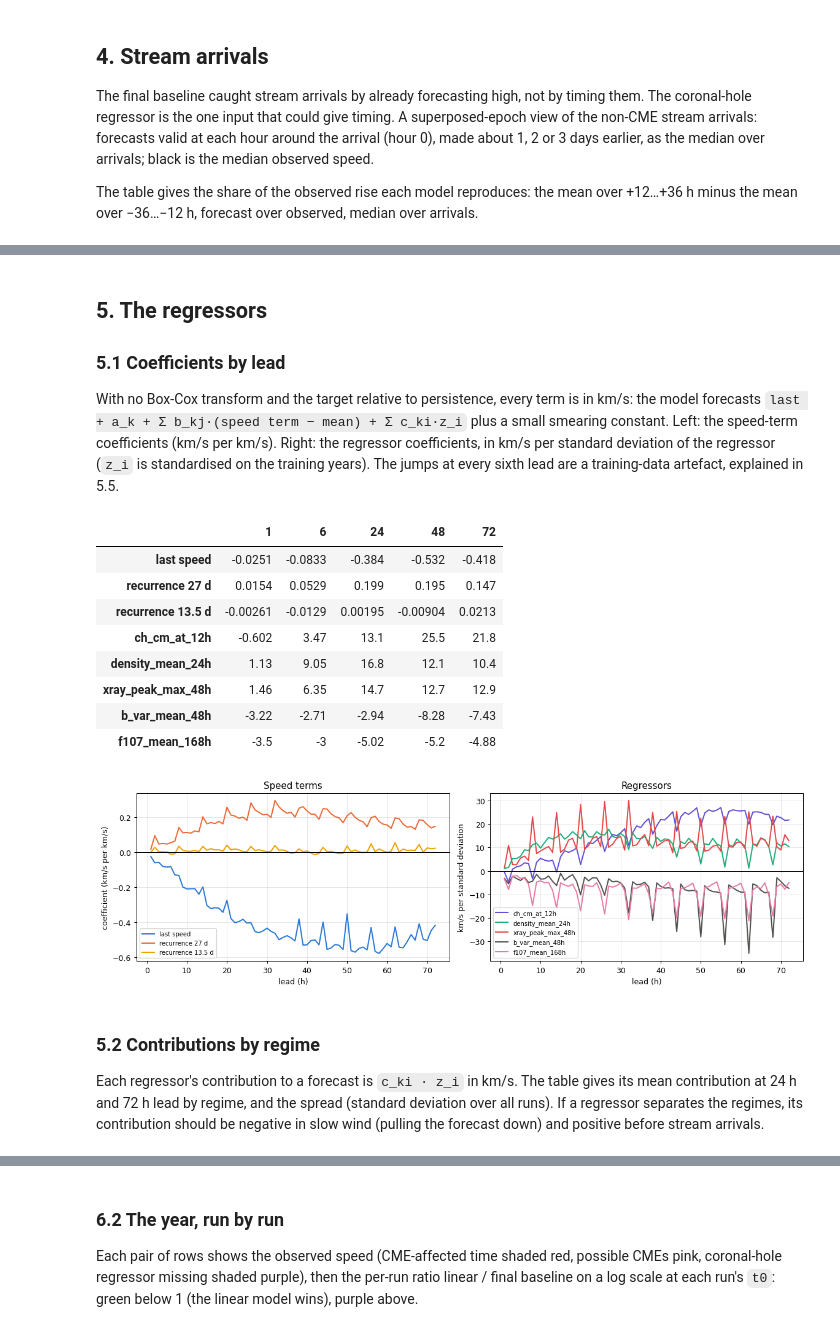
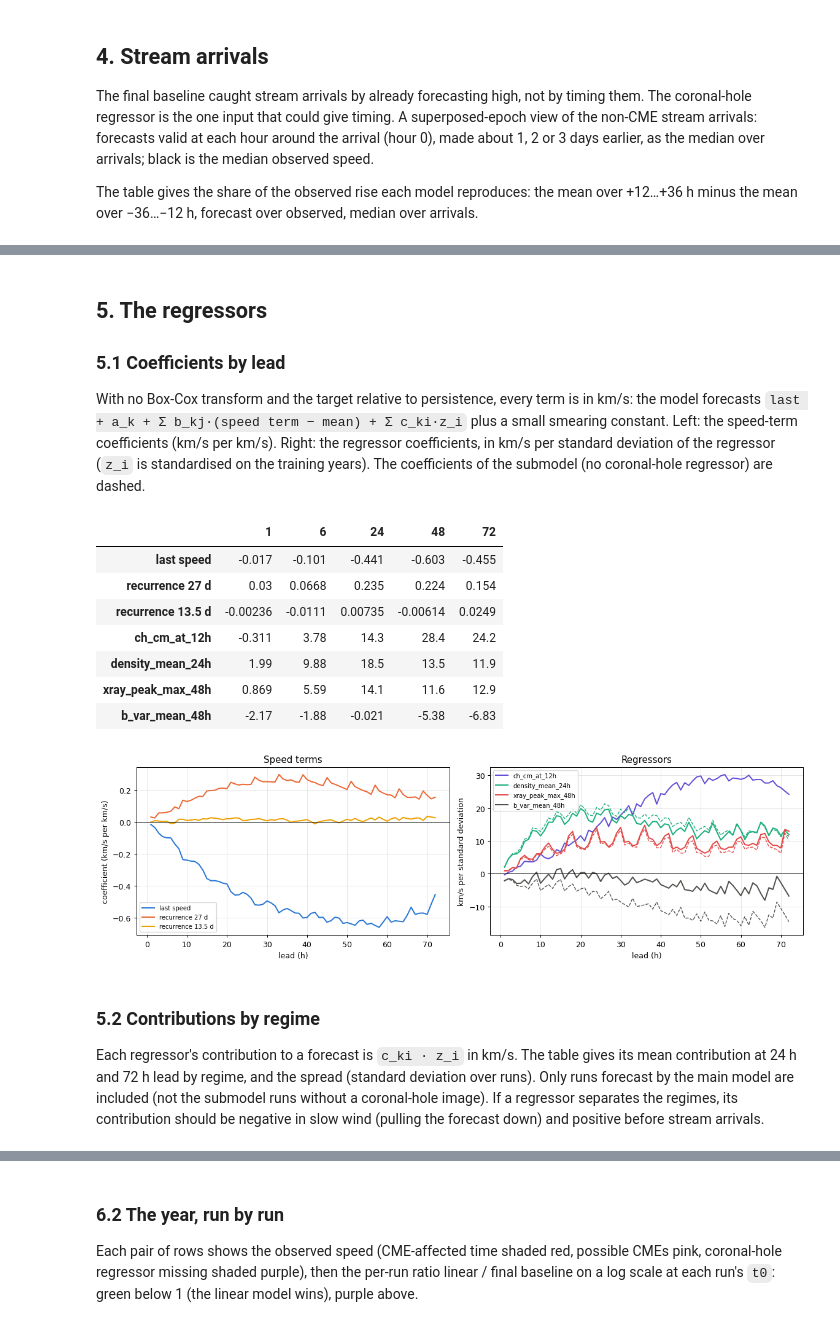
Before and after one commit to chingozhatinashe/benchlab-competition, a Jupyter notebook: src/experiments/linear_model.ipynb, the cells around one changed output, grey strips where cells are left out. Saved outputs shown, nothing was run; the diff lists cells and outputs as text; code cells hidden in the pictures.

Commit message:
Refresh the linear model eval analysis for the refitted model
Co-Authored-By: Claude Opus 5.5 <noreply@anthropic.com>
Claude-Session: https://claude.ai/code/session_017MMcJEFi4k4wsNKfnCjC1K

```diff
--- a/src/experiments/linear_model.ipynb
+++ b/src/experiments/linear_model.ipynb
@@ -486,42 +494,47 @@ With no Box-Cox transform and the target relative to persistence, every term is
 model forecasts `last + a_k + Σ b_kj·(speed term − mean) + Σ c_ki·z_i` plus a small smearing
 constant. Left: the speed-term coefficients (km/s per km/s). Right: the regressor coefficients,
 in km/s per standard deviation of the regressor (`z_i` is standardised on the training years).
-The jumps at every sixth lead are a training-data artefact, explained in 5.5.
+The coefficients of the submodel (no coronal-hole regressor) are dashed.
 # %%
 cfg = model.config
 speed_names = ["last speed"] + [f"recurrence {d:g} d" for d in cfg.lags_days]
 coef = pd.DataFrame(model.coef[:, 1:], index=lead, columns=speed_names + FEATURES)
 fig, axes = plt.subplots(1, 2, figsize=(13, 4))
 for name, color in zip(speed_names, ["#2a78d6", "#eb6834", "#eda100"], strict=True):
     axes[0].plot(lead, coef[name], color=color, lw=1.6, label=name)
 axes[0].axhline(0, color="k", lw=0.8)
 axes[0].set(xlabel="lead (h)", ylabel="coefficient (km/s per km/s)", title="Speed terms")
 axes[0].legend(fontsize=8)
-feat_colors = dict(zip(FEATURES, ["#6250d6", "#1baf7a", "#e34948", "#52514e", "#e87ba4"],
-                       strict=True))
+palette = ["#6250d6", "#1baf7a", "#e34948", "#52514e", "#e87ba4", "#eda100"]
+feat_colors = dict(zip(FEATURES, palette, strict=False))
+sub_model = model.fallback
+sub_cols = 1 + sub_model.config.n_speed
 for name in FEATURES:
     axes[1].plot(lead, coef[name], color=feat_colors[name], lw=1.6, label=name)
+    if name in sub_model.config.features:
+        j = sub_cols + sub_model.config.features.index(name)
+        axes[1].plot(lead, sub_model.coef[:, j], color=feat_colors[name], lw=1.1, ls="--")
 axes[1].axhline(0, color="k", lw=0.8)
 axes[1].set(xlabel="lead (h)", ylabel="km/s per standard deviation", title="Regressors")
 axes[1].legend(fontsize=8)
 fig.tight_layout()
 fmt(coef.loc[[1, 6, 24, 48, 72]].T)
 # %% [output]
 |  | 1 | 6 | 24 | 48 | 72 |
-| last speed | -0.0251 | -0.0833 | -0.384 | -0.532 | -0.418 |
-| recurrence 27 d | 0.0154 | 0.0529 | 0.199 | 0.195 | 0.147 |
-| recurrence 13.5 d | -0.00261 | -0.0129 | 0.00195 | -0.00904 | 0.0213 |
-| ch_cm_at_12h | -0.602 | 3.47 | 13.1 | 25.5 | 21.8 |
-| density_mean_24h | 1.13 | 9.05 | 16.8 | 12.1 | 10.4 |
-| xray_peak_max_48h | 1.46 | 6.35 | 14.7 | 12.7 | 12.9 |
-| b_var_mean_48h | -3.22 | -2.71 | -2.94 | -8.28 | -7.43 |
-| f107_mean_168h | -3.5 | -3 | -5.02 | -5.2 | -4.88 |
+| last speed | -0.017 | -0.101 | -0.441 | -0.603 | -0.455 |
+| recurrence 27 d | 0.03 | 0.0668 | 0.235 | 0.224 | 0.154 |
+| recurrence 13.5 d | -0.00236 | -0.0111 | 0.00735 | -0.00614 | 0.0249 |
+| ch_cm_at_12h | -0.311 | 3.78 | 14.3 | 28.4 | 24.2 |
+| density_mean_24h | 1.99 | 9.88 | 18.5 | 13.5 | 11.9 |
+| xray_peak_max_48h | 0.869 | 5.59 | 14.1 | 11.6 | 12.9 |
+| b_var_mean_48h | -2.17 | -1.88 | -0.021 | -5.38 | -6.83 |
-[figure, old version]
+[figure, new version]
 # %% [markdown]
 ### 5.2 Contributions by regime
 
 Each regressor's contribution to a forecast is `c_ki · z_i` in km/s. The table gives its mean
-contribution at 24 h and 72 h lead by regime, and the spread (standard deviation over all runs).
+contribution at 24 h and 72 h lead by regime, and the spread (standard deviation over runs). Only
+runs forecast by the main model are included (not the submodel runs without a coronal-hole image).
 If a regressor separates the regimes, its contribution should be negative in slow wind (pulling
 the forecast down) and positive before stream arrivals.
 # %%
```
Also changed, not shown: parts of 24 cells of this notebook.
